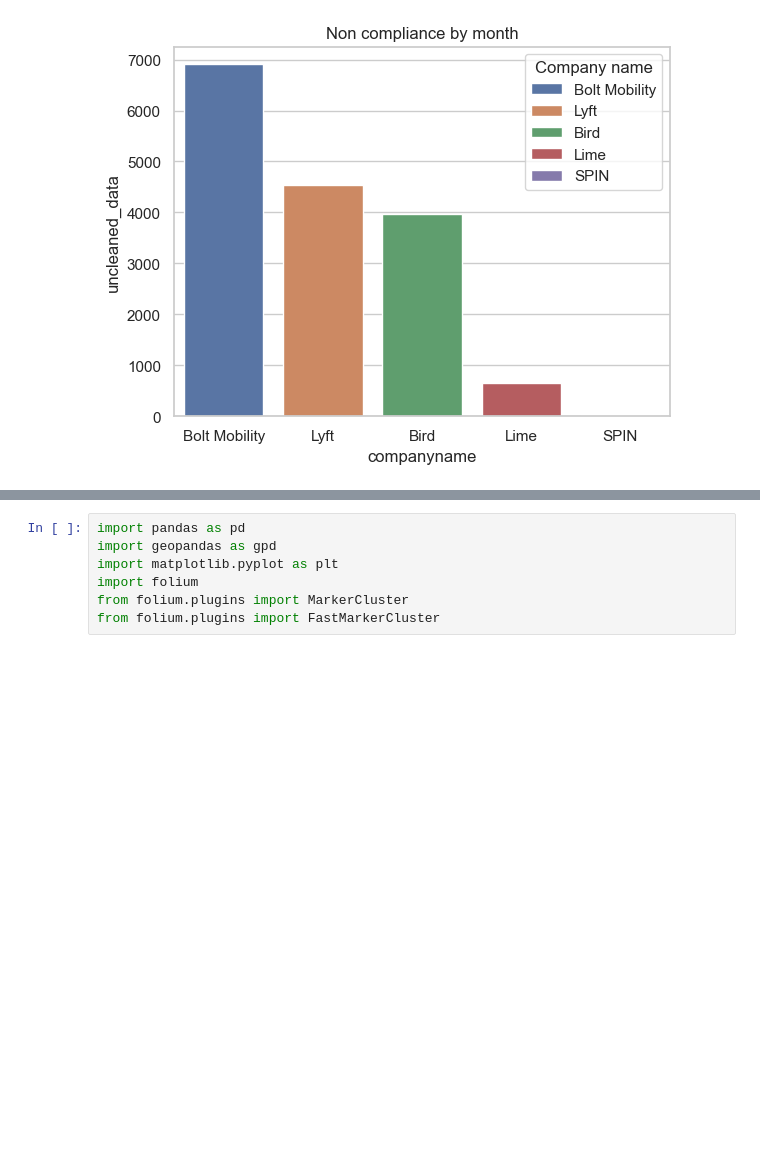
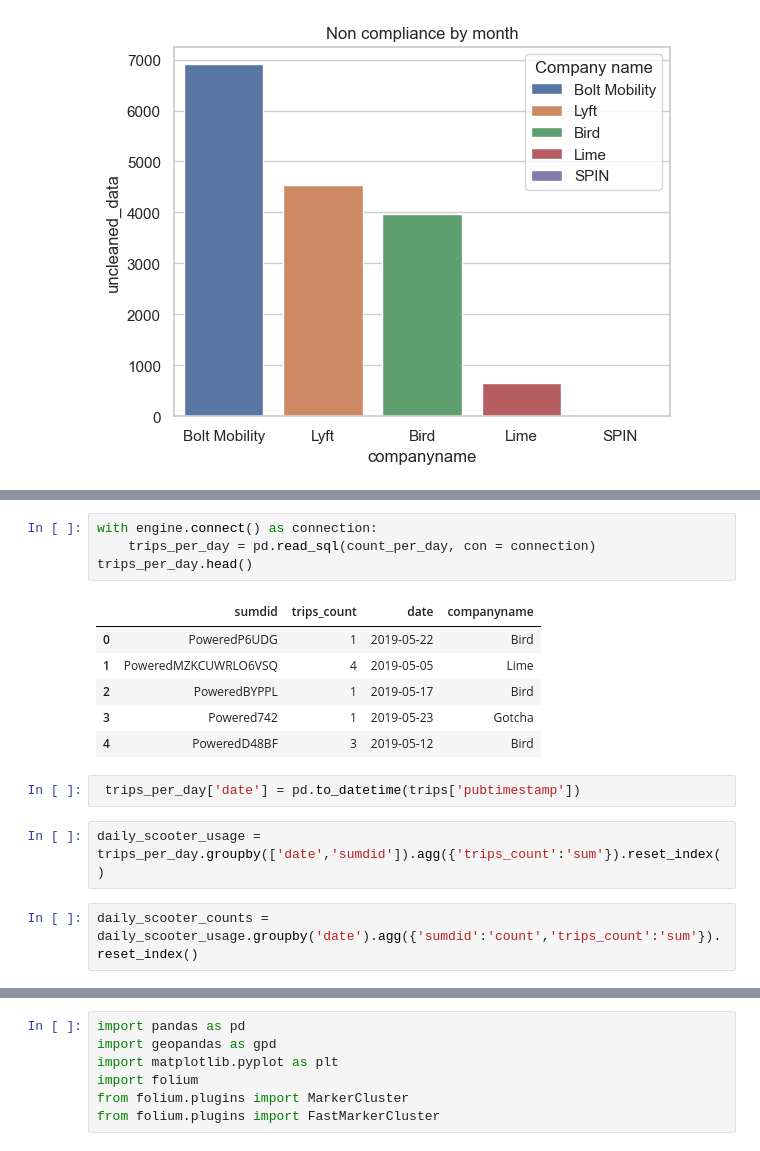
Before and after one commit to NSS-Data-Analytics-Cohort-10/scooters-group-6, a Jupyter notebook: notebooks/sqlalchemy.ipynb, the cells around one changed output, grey strips where cells are left out. Saved outputs shown, nothing was run; the diff lists cells and outputs as text; blank space fills up the shorter version.

```diff
--- a/notebooks/sqlalchemy.ipynb
+++ b/notebooks/sqlalchemy.ipynb
@@ -393,0 +401,17 @@ plt.show()
+# %%
+with engine.connect() as connection:
+    trips_per_day = pd.read_sql(count_per_day, con = connection)
+trips_per_day.head()
+# %% [output]
+|  | sumdid | trips_count | date | companyname |
+| 0 | PoweredP6UDG | 1 | 2019-05-22 | Bird |
+| 1 | PoweredMZKCUWRLO6VSQ | 4 | 2019-05-05 | Lime |
+| 2 | PoweredBYPPL | 1 | 2019-05-17 | Bird |
+| 3 | Powered742 | 1 | 2019-05-23 | Gotcha |
+| 4 | PoweredD48BF | 3 | 2019-05-12 | Bird |
+# %%
+ trips_per_day['date'] = pd.to_datetime(trips['pubtimestamp'])
+# %%
+daily_scooter_usage = trips_per_day.groupby(['date','sumdid']).agg({'trips_count':'sum'}).reset_index()
+# %%
+daily_scooter_counts = daily_scooter_usage.groupby('date').agg({'sumdid':'count','trips_count':'sum'}).reset_index()
```
Also changed, not shown: parts of 6 cells of this notebook.
